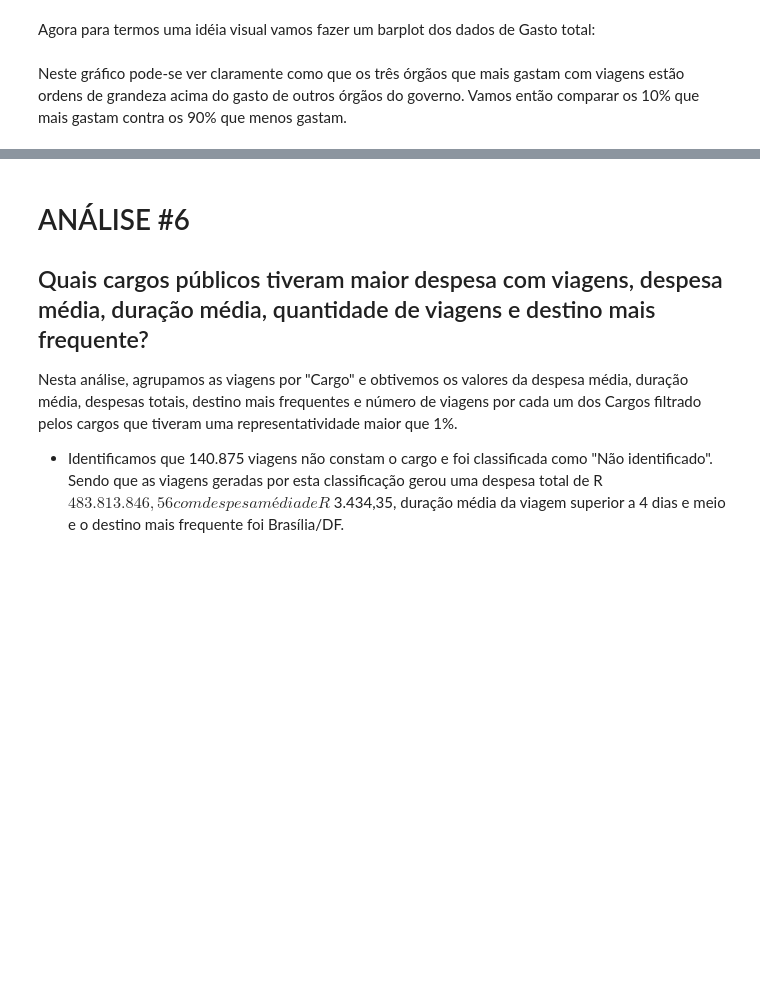
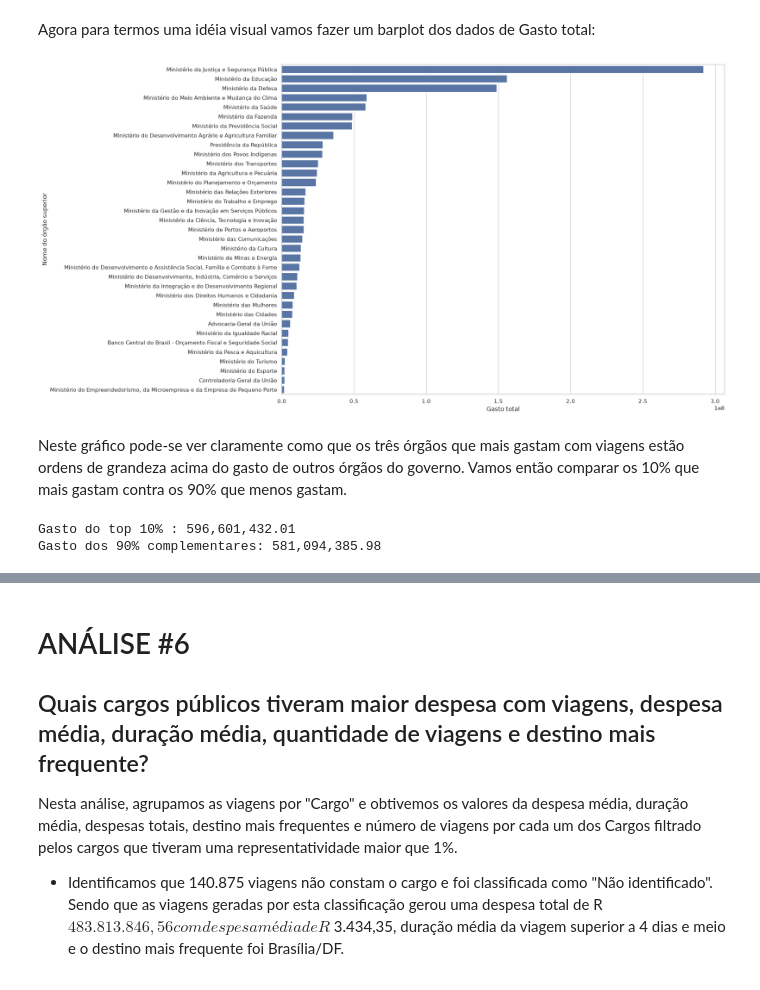
Before and after one commit to rafael-m-ferreira/caixaverso_projeto_final, a Jupyter notebook: notebooks/analise.ipynb, the cells around one changed output, grey strips where cells are left out. Saved outputs shown, nothing was run; the diff lists cells and outputs as text; code cells hidden in the pictures; blank space fills up the shorter version.

```diff
--- a/notebooks/analise.ipynb
+++ b/notebooks/analise.ipynb
@@ -373,9 +604,11 @@ display(df_valores_de_viagens_agrupados_por_orgao)
 Agora para termos uma idéia visual vamos fazer um barplot dos dados de Gasto total:
 # %%
 type(df_valores_de_viagens_agrupados_por_orgao)
-plt.figure(figsize=(18, 12))
+plt.figure(figsize=(16, 12))
 sns.barplot(data=df_valores_de_viagens_agrupados_por_orgao, x='Gasto total',y='Nome do órgão superior')
 plt.show()
+# %% [output]
+[figure, added]
 # %% [markdown]
 Neste gráfico pode-se ver claramente como que os três órgãos que mais gastam com viagens estão ordens de grandeza acima do gasto de outros órgãos do governo. Vamos então comparar os 10% que mais gastam contra os 90% que menos gastam.
 # %%
@@ -386,8 +619,11 @@ N_OF_TOP_10 = len(df_q1.index) // 10
 
 #Vamos agora consolidar os gastos desta categoria
 GASTO_TOTAL_TOP_10 = df_q1[:N_OF_TOP_10]['Gasto total'].sum()
-print(f"Gasto do top 10% : {GASTO_TOTAL_TOP_10}")
+print(f"Gasto do top 10% : {GASTO_TOTAL_TOP_10:,.2f}")
 
 #Agora consolidemos o gasto dos BOTTOM 90
 GASTO_TOTAL_BOTTOM_90 = df_q1[N_OF_TOP_10:len(df_q1.index)]['Gasto total'].sum()
-print(f"Gasto dos 90% complementares: {GASTO_TOTAL_BOTTOM_90}")
+print(f"Gasto dos 90% complementares: {GASTO_TOTAL_BOTTOM_90:,.2f}")
+# %% [output]
+Gasto do top 10% : 596,601,432.01
+Gasto dos 90% complementares: 581,094,385.98
```
Also changed, not shown: parts of 30 cells of this notebook.
